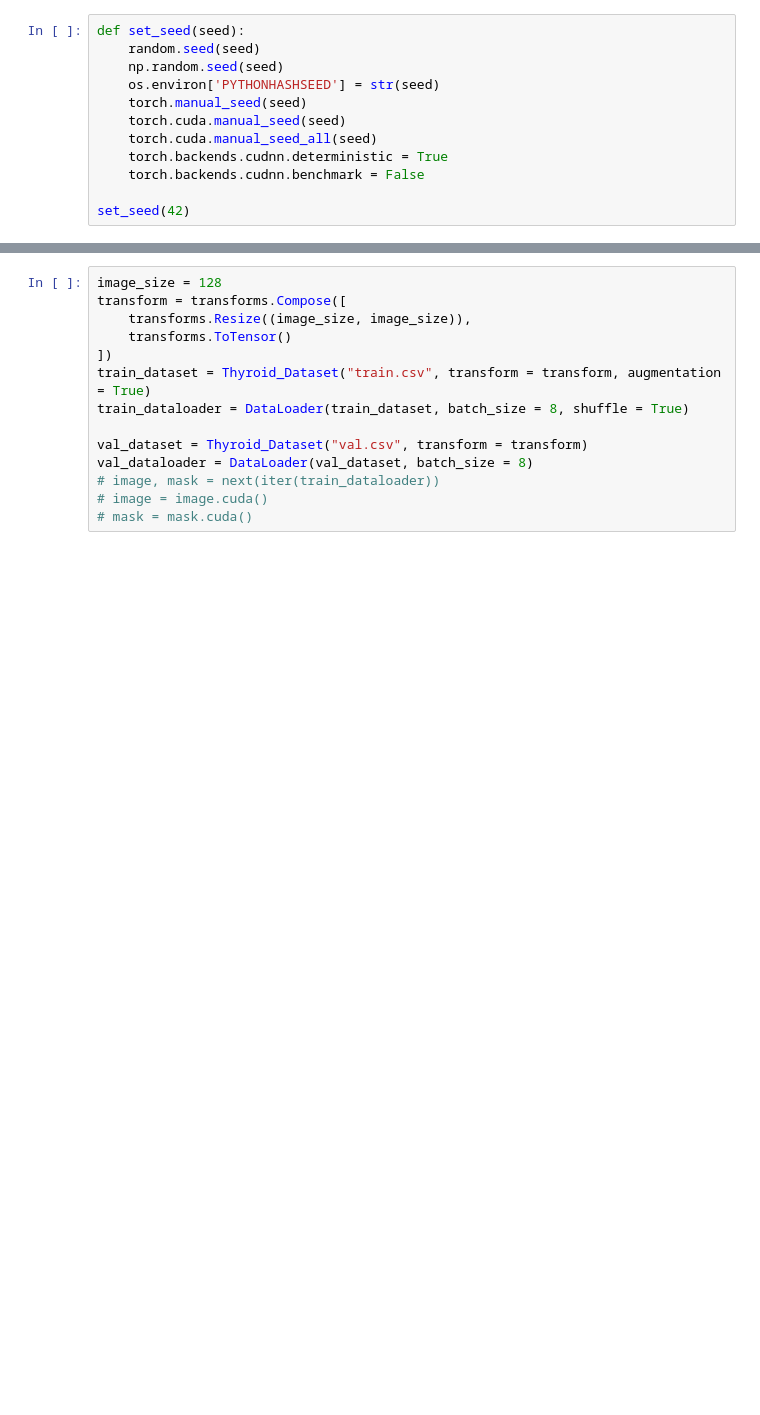
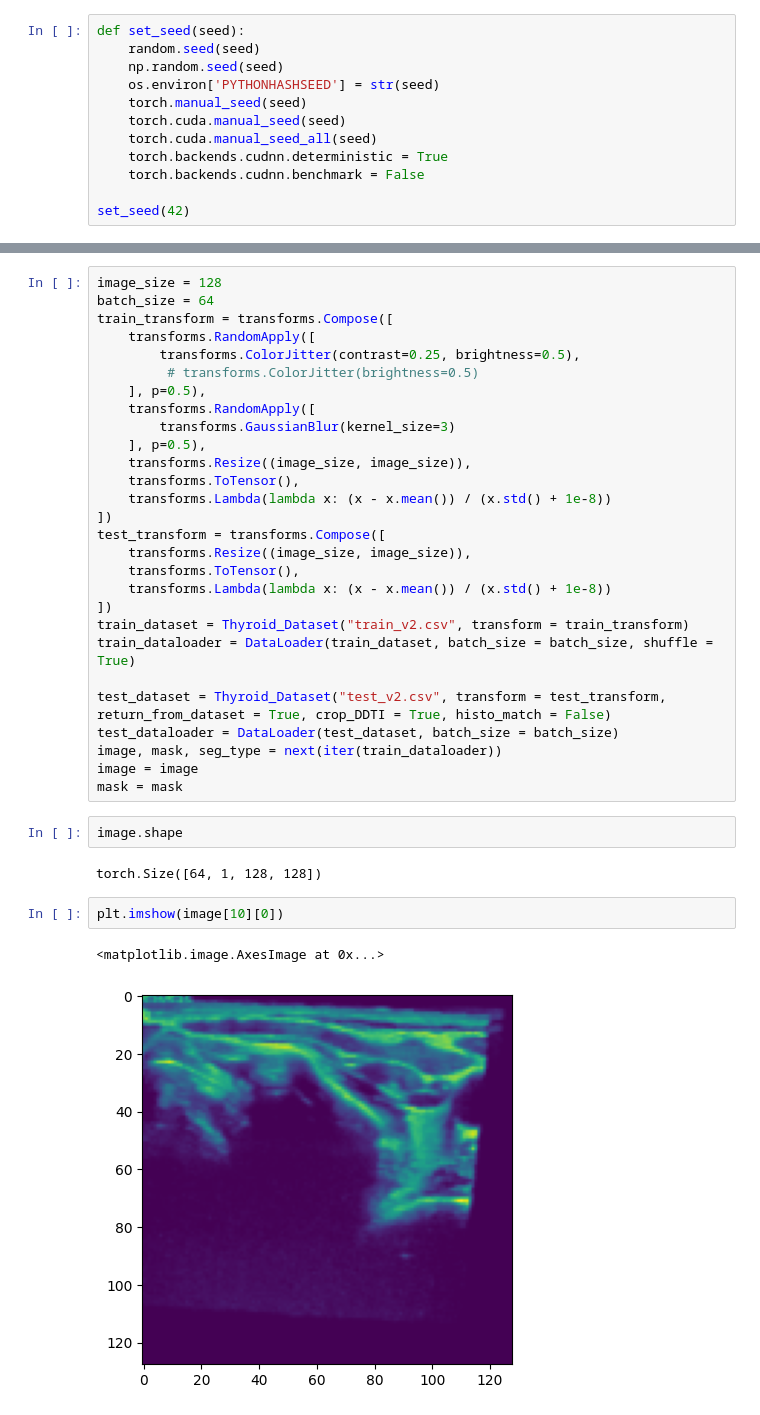
Before and after one commit to fenofista/thyroid, a Jupyter notebook: code/train.ipynb, the cells around one changed output, grey strips where cells are left out. Cells and saved outputs as stored; diff of their text form; blank space fills up the shorter version.

```diff
--- a/code/train.ipynb
+++ b/code/train.ipynb
@@ -36,17 +38,40 @@ True
 # %%
 image_size = 128
-transform = transforms.Compose([
+batch_size = 64
+train_transform = transforms.Compose([
+    transforms.RandomApply([
+        transforms.ColorJitter(contrast=0.25, brightness=0.5),
+         # transforms.ColorJitter(brightness=0.5)
+    ], p=0.5),
+    transforms.RandomApply([
+        transforms.GaussianBlur(kernel_size=3)
+    ], p=0.5),
     transforms.Resize((image_size, image_size)),
-    transforms.ToTensor()
+    transforms.ToTensor(),
+    transforms.Lambda(lambda x: (x - x.mean()) / (x.std() + 1e-8))
 ])
-train_dataset = Thyroid_Dataset("train.csv", transform = transform, augmentation = True)
-train_dataloader = DataLoader(train_dataset, batch_size = 8, shuffle = True)
+test_transform = transforms.Compose([
+    transforms.Resize((image_size, image_size)),
+    transforms.ToTensor(),
+    transforms.Lambda(lambda x: (x - x.mean()) / (x.std() + 1e-8))
+])
+train_dataset = Thyroid_Dataset("train_v2.csv", transform = train_transform)
+train_dataloader = DataLoader(train_dataset, batch_size = batch_size, shuffle = True)
 
-val_dataset = Thyroid_Dataset("val.csv", transform = transform)
-val_dataloader = DataLoader(val_dataset, batch_size = 8)
-# image, mask = next(iter(train_dataloader))
-# image = image.cuda()
-# mask = mask.cuda()
+test_dataset = Thyroid_Dataset("test_v2.csv", transform = test_transform, return_from_dataset = True, crop_DDTI = True, histo_match = False)
+test_dataloader = DataLoader(test_dataset, batch_size = batch_size)
+image, mask, seg_type = next(iter(train_dataloader))
+image = image
+mask = mask
+# %%
+image.shape
+# %% [output]
+torch.Size([64, 1, 128, 128])
+# %%
+plt.imshow(image[10][0])
+# %% [output]
+<matplotlib.image.AxesImage at 0x...>
+[figure, added]
 # %%
 # model = Eff_Unet(
 #         layers=[5, 5, 15, 10],
```
Also changed, not shown: parts of 27 cells of this notebook, 4 other files.
